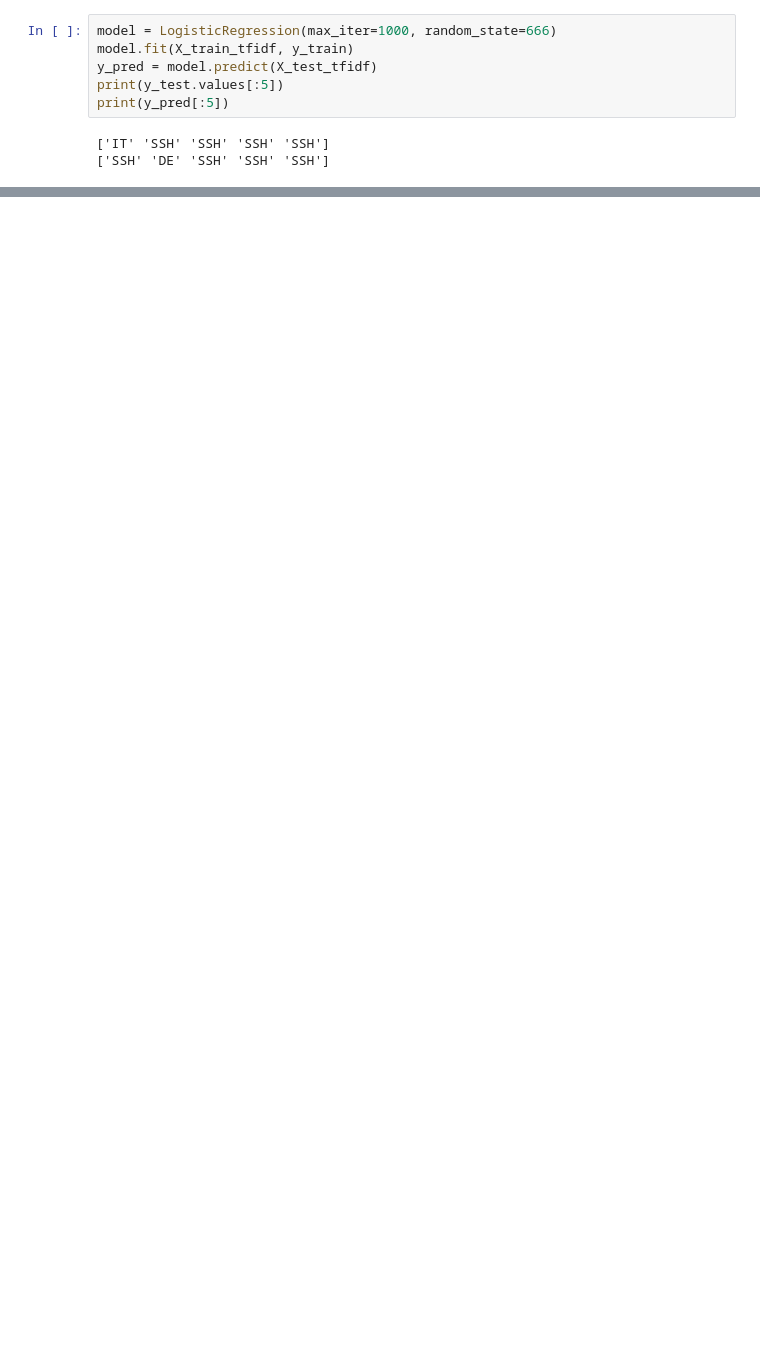
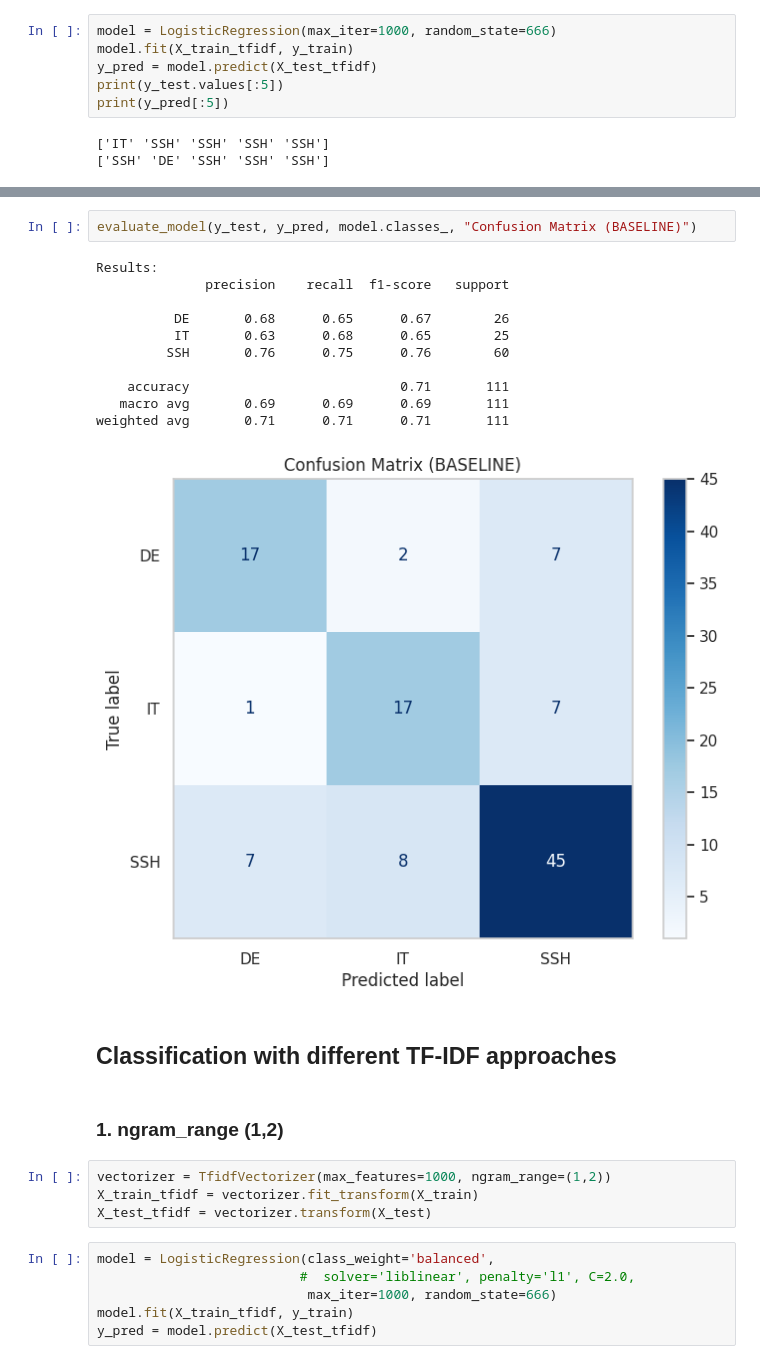
Before and after one commit to LukashWalancik/xaifungi-analysis, a Jupyter notebook: analysis.ipynb, the cells around one changed output, grey strips where cells are left out. Saved outputs shown, nothing was run; the diff lists cells and outputs as text; blank space fills up the shorter version.

```diff
--- a/analysis.ipynb
+++ b/analysis.ipynb
@@ -613,0 +636,28 @@ plt.show()
+# %%
+evaluate_model(y_test, y_pred, model.classes_, "Confusion Matrix (BASELINE)")
+# %% [output]
+Results:
+              precision    recall  f1-score   support
+
+          DE       0.68      0.65      0.67        26
+          IT       0.63      0.68      0.65        25
+         SSH       0.76      0.75      0.76        60
+
+    accuracy                           0.71       111
+   macro avg       0.69      0.69      0.69       111
+weighted avg       0.71      0.71      0.71       111
+[figure, added]
+# %% [markdown]
+## Classification with different TF-IDF approaches
+# %% [markdown]
+### 1. ngram_range (1,2)
+# %%
+vectorizer = TfidfVectorizer(max_features=1000, ngram_range=(1,2))
+X_train_tfidf = vectorizer.fit_transform(X_train)
+X_test_tfidf = vectorizer.transform(X_test)
+# %%
+model = LogisticRegression(class_weight='balanced',
+                          #  solver='liblinear', penalty='l1', C=2.0,
+                           max_iter=1000, random_state=666)
+model.fit(X_train_tfidf, y_train)
+y_pred = model.predict(X_test_tfidf)
```
Also changed, not shown: parts of 22 cells of this notebook.
